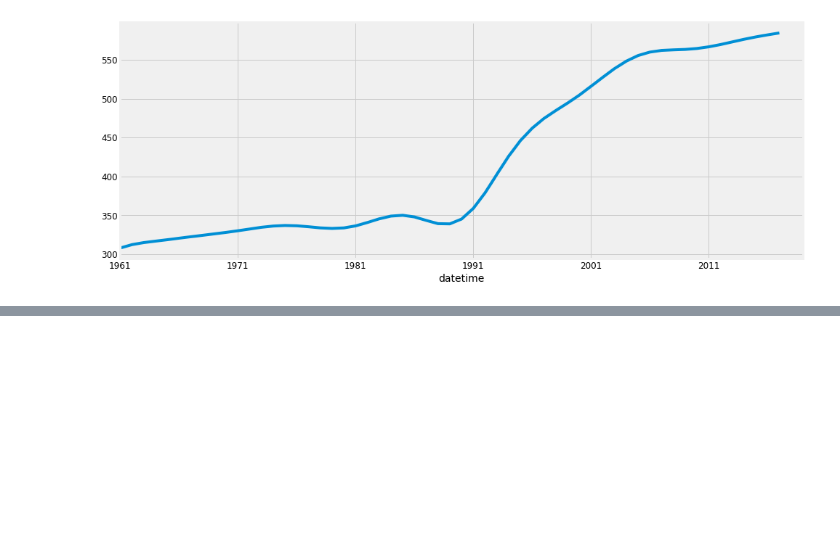
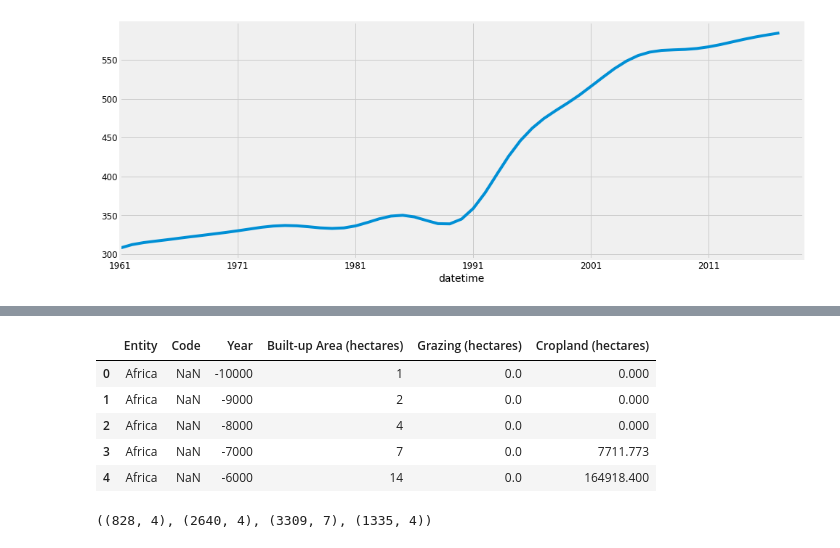
Before and after one commit to deforestation-dashboard/build_deforestationDash_DS1, a Jupyter notebook: DS1-Deforestation.ipynb, the cells around one changed output, grey strips where cells are left out. Saved outputs shown, nothing was run; the diff lists cells and outputs as text; code cells hidden in the pictures; blank space fills up the shorter version.

```diff
--- a/DS1-Deforestation.ipynb
+++ b/DS1-Deforestation.ipynb
@@ -145,0 +125,18 @@ df_env.T.head(35)
+# %%
+df_lan.head()
+# %% [output]
+|  | Entity | Code | Year | Built-up Area (hectares) | Grazing (hectares) | Cropland (hectares) |
+| 0 | Africa | NaN | -10000 | 1 | 0.0 | 0.000 |
+| 1 | Africa | NaN | -9000 | 2 | 0.0 | 0.000 |
+| 2 | Africa | NaN | -8000 | 4 | 0.0 | 0.000 |
+| 3 | Africa | NaN | -7000 | 7 | 0.0 | 7711.773 |
+| 4 | Africa | NaN | -6000 | 14 | 0.0 | 164918.400 |
+# %%
+df_dis = pd.read_csv('natural-disasters-by-type.csv')
+df_air = pd.read_csv('PM25-air-pollution_ourworldindata.csv')
+df_carb = pd.read_csv('SYB60_T25_Carbon Dioxide Emission Estimates.csv')
+df_for = pd.read_csv('forest-area-as-share-of-land-area_ourworldindata_ByCountry.csv')
+
+df_dis.shape, df_air.shape, df_carb.shape, df_for.shape
+# %% [output]
+((828, 4), (2640, 4), (3309, 7), (1335, 4))
```
Also changed, not shown: parts of 11 cells of this notebook.
